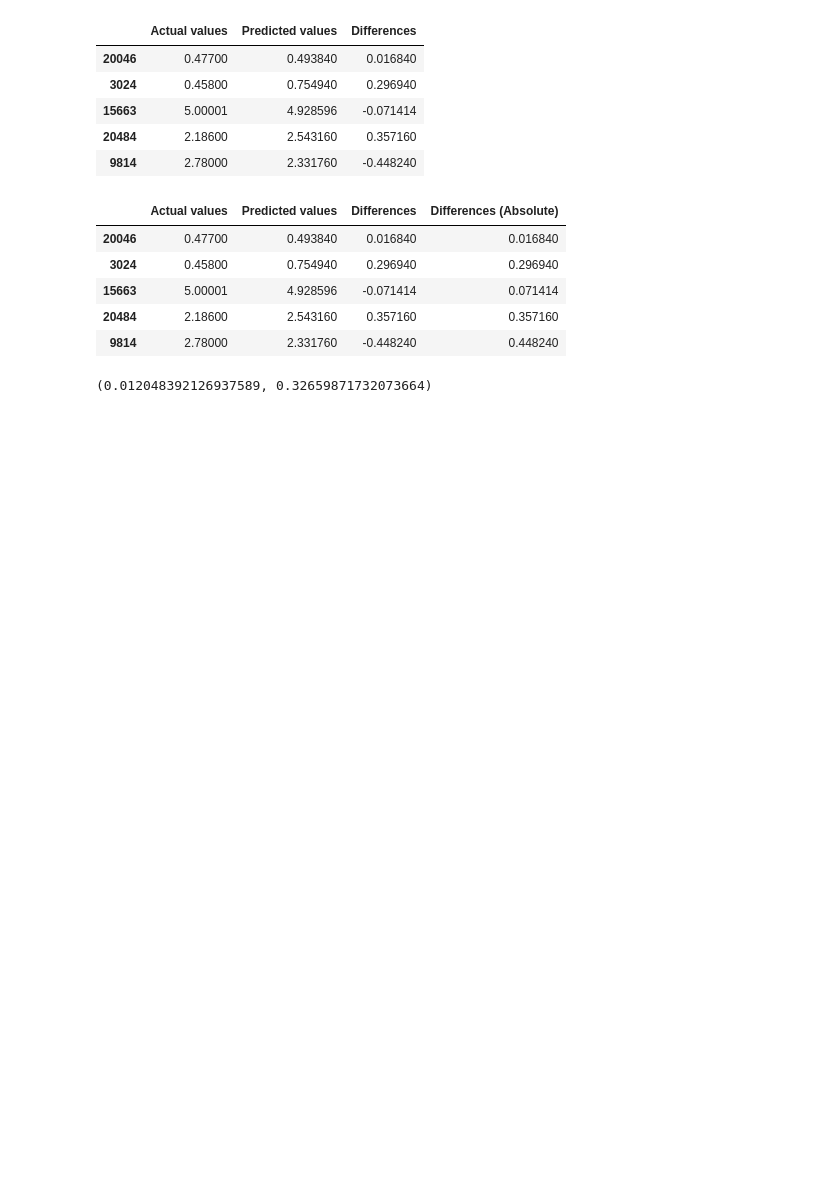
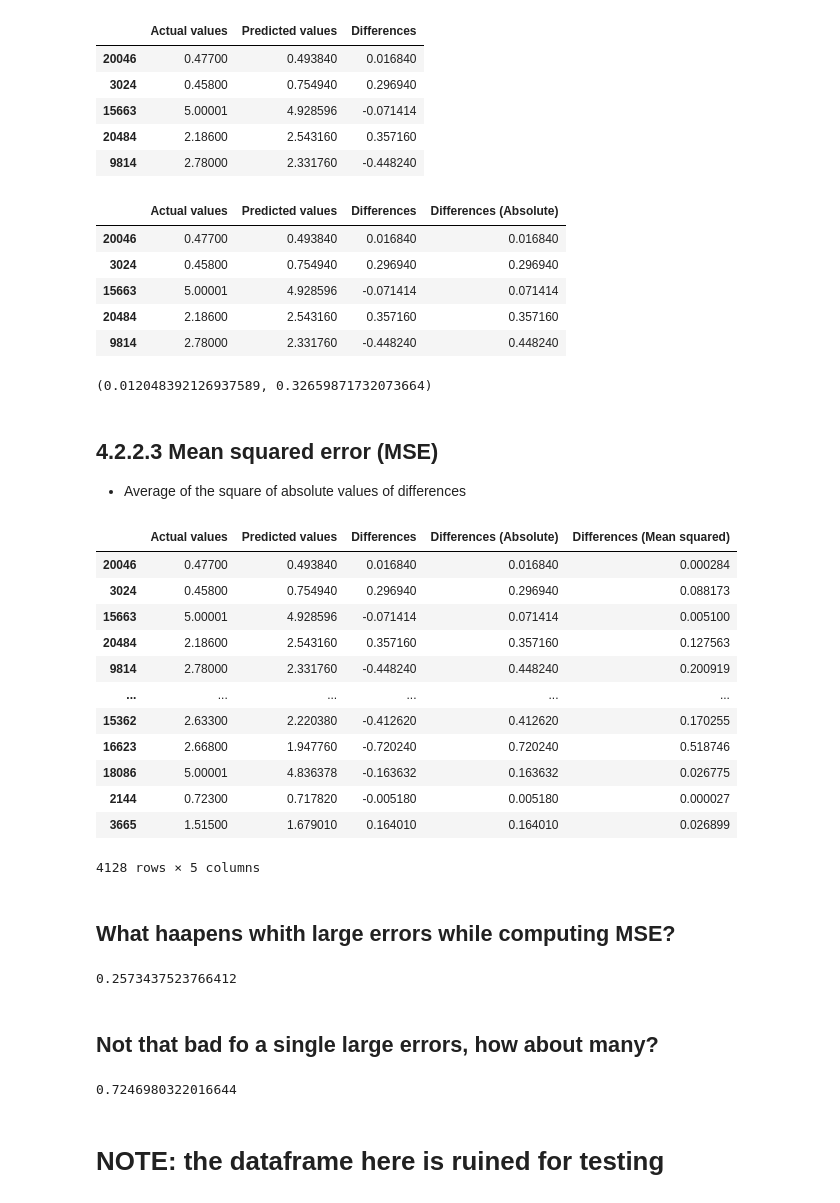
Before and after one commit to HssainAzaqy135/MachineLearningUdemy, a Jupyter notebook: Sample_project1/Notebooks/IntroToScikitLearn.ipynb, the cells around one changed output. Cells and saved outputs as stored; diff of their text form; code cells hidden in the pictures; blank space fills up the shorter version.

Commit message:
finished learning model evaluation

```diff
--- a/Sample_project1/Notebooks/IntroToScikitLearn.ipynb
+++ b/Sample_project1/Notebooks/IntroToScikitLearn.ipynb
@@ -1283,3 +1284,46 @@ df.head()
 df["Differences"].mean() ,df["Differences (Absolute)"].mean()
 # %% [output]
 (0.012048392126937589, 0.32659871732073664)
+# %% [markdown]
+## 4.2.2.3 Mean squared error (MSE)
+- Average of the square of absolute values of differences
+# %%
+from sklearn.metrics import mean_squared_error as mse
+y_preds = model.predict(X_test)
+mse(y_test,y_preds)
+df["Differences (Mean squared)"] = np.square(df["Differences (Absolute)"])
+df
+# %% [output]
+|  | Actual values | Predicted values | Differences | Differences (Absolute) | Differences (Mean squared) |
+| 20046 | 0.47700 | 0.493840 | 0.016840 | 0.016840 | 0.000284 |
+| 3024 | 0.45800 | 0.754940 | 0.296940 | 0.296940 | 0.088173 |
+| 15663 | 5.00001 | 4.928596 | -0.071414 | 0.071414 | 0.005100 |
+| 20484 | 2.18600 | 2.543160 | 0.357160 | 0.357160 | 0.127563 |
+| 9814 | 2.78000 | 2.331760 | -0.448240 | 0.448240 | 0.200919 |
+| ... | ... | ... | ... | ... | ... |
+| 15362 | 2.63300 | 2.220380 | -0.412620 | 0.412620 | 0.170255 |
+| 16623 | 2.66800 | 1.947760 | -0.720240 | 0.720240 | 0.518746 |
+| 18086 | 5.00001 | 4.836378 | -0.163632 | 0.163632 | 0.026775 |
+| 2144 | 0.72300 | 0.717820 | -0.005180 | 0.005180 | 0.000027 |
+| 3665 | 1.51500 | 1.679010 | 0.164010 | 0.164010 | 0.026899 |
+4128 rows × 5 columns
+# %% [markdown]
+## What haapens whith large errors while computing MSE?
+# %%
+df_large_error = df.copy()
+# fabricating a large error for testing
+df_large_error.iloc[0]= 16
+df_large_error["Differences (Mean squared)"].mean()
+# %% [output]
+0.2573437523766412
+# %% [markdown]
+## Not that bad fo a single large errors, how about many?
+# %%
+df_large_error = df.copy()
+# fabricating a large error for testing
+df_large_error.iloc[1:99]= 20
+df_large_error["Differences (Mean squared)"].mean()
+# %% [output]
+0.7246980322016644
+# %% [markdown]
+# NOTE: the dataframe here is ruined for testing
```
Also changed, not shown: parts of 24 cells of this notebook.
